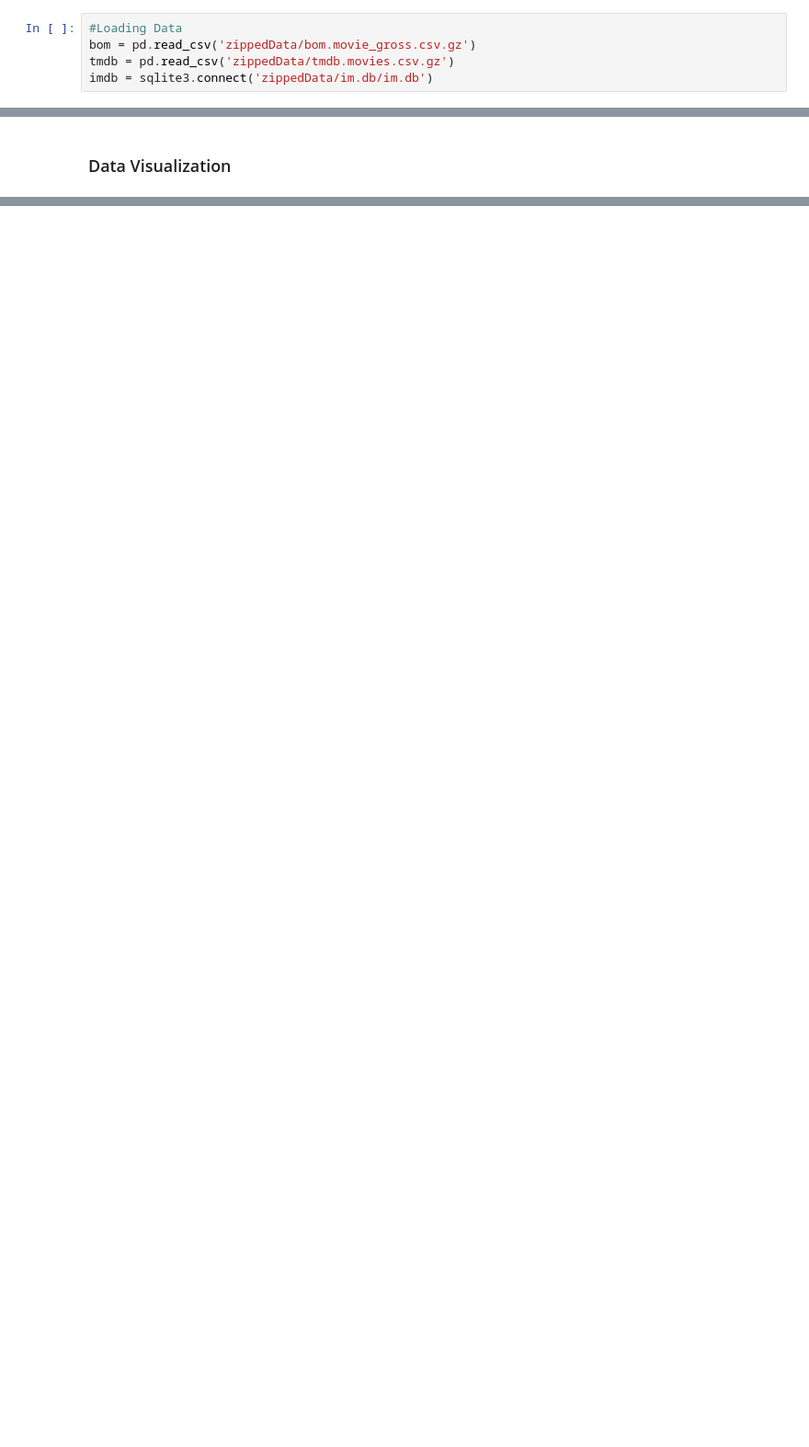
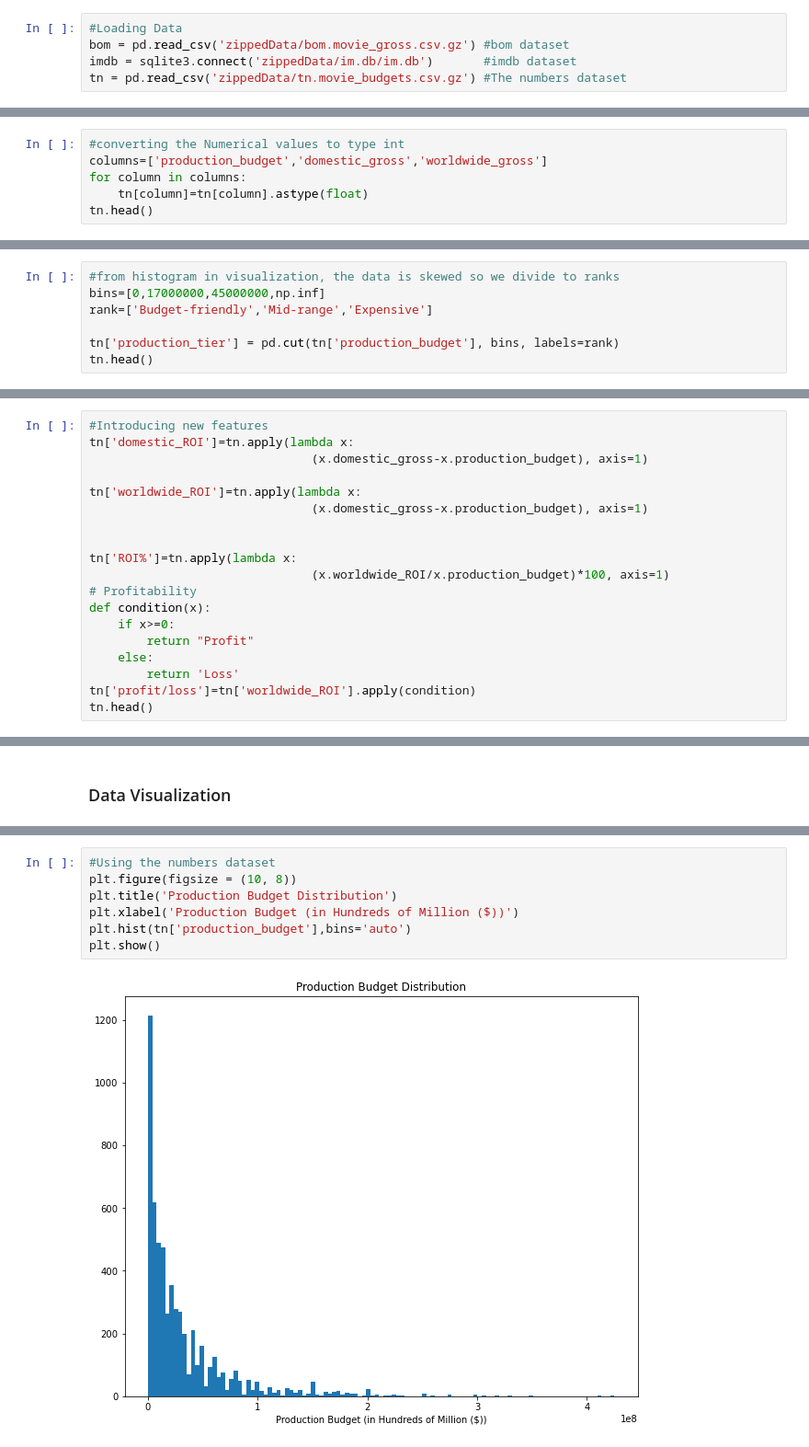
Before and after one commit to NashonOkumu/movie-analysis, a Jupyter notebook: student.ipynb, the cells around one changed output, grey strips where cells are left out. Shown: that part at 92% size. Cells and saved outputs as stored; diff of their text form; blank space fills up the shorter version.

```diff
--- a/student.ipynb
+++ b/student.ipynb
@@ -32,8 +33,8 @@ import seaborn as sns
 # %%
 #Loading Data
-bom = pd.read_csv('zippedData/bom.movie_gross.csv.gz')
-tmdb = pd.read_csv('zippedData/tmdb.movies.csv.gz')
-imdb = sqlite3.connect('zippedData/im.db/im.db')
+bom = pd.read_csv('zippedData/bom.movie_gross.csv.gz') #bom dataset
+imdb = sqlite3.connect('zippedData/im.db/im.db')       #imdb dataset
+tn = pd.read_csv('zippedData/tn.movie_budgets.csv.gz') #The numbers dataset
 # %% [markdown]
 #### Bom Movie Gross Data
 # %%
@@ -260,0 +295,6 @@ grouped.get_group('Action,Adventure,Sci-Fi')
+# %%
+#converting the Numerical values to type int
+columns=['production_budget','domestic_gross','worldwide_gross']
+for column in columns:
+    tn[column]=tn[column].astype(float)
+tn.head()
@@ -262,0 +403,7 @@ grouped.get_group('Action,Adventure,Sci-Fi')
+# %%
+#from histogram in visualization, the data is skewed so we divide to ranks
+bins=[0,17000000,45000000,np.inf]
+rank=['Budget-friendly','Mid-range','Expensive']
+
+tn['production_tier'] = pd.cut(tn['production_budget'], bins, labels=rank)
+tn.head()
@@ -262,0 +417,19 @@ grouped.get_group('Action,Adventure,Sci-Fi')
+# %%
+#Introducing new features
+tn['domestic_ROI']=tn.apply(lambda x:
+                               (x.domestic_gross-x.production_budget), axis=1)
+
+tn['worldwide_ROI']=tn.apply(lambda x:
+                               (x.domestic_gross-x.production_budget), axis=1)
+
+
+tn['ROI%']=tn.apply(lambda x:
+                               (x.worldwide_ROI/x.production_budget)*100, axis=1)
+# Profitability
+def condition(x):
+    if x>=0:
+        return "Profit"
+    else:
+        return 'Loss'
+tn['profit/loss']=tn['worldwide_ROI'].apply(condition)
+tn.head()
@@ -264,0 +459,9 @@ grouped.get_group('Action,Adventure,Sci-Fi')
+# %%
+#Using the numbers dataset
+plt.figure(figsize = (10, 8))
+plt.title('Production Budget Distribution')
+plt.xlabel('Production Budget (in Hundreds of Million ($))')
+plt.hist(tn['production_budget'],bins='auto')
+plt.show()
+# %% [output]
+[figure, added]
```
Also changed, not shown: parts of 35 cells of this notebook.
